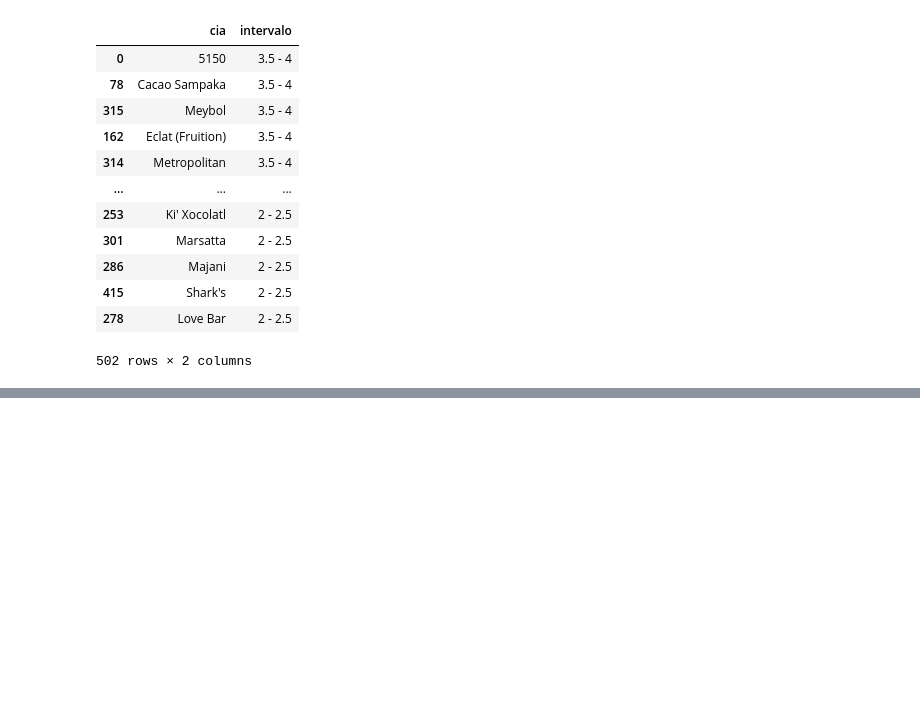
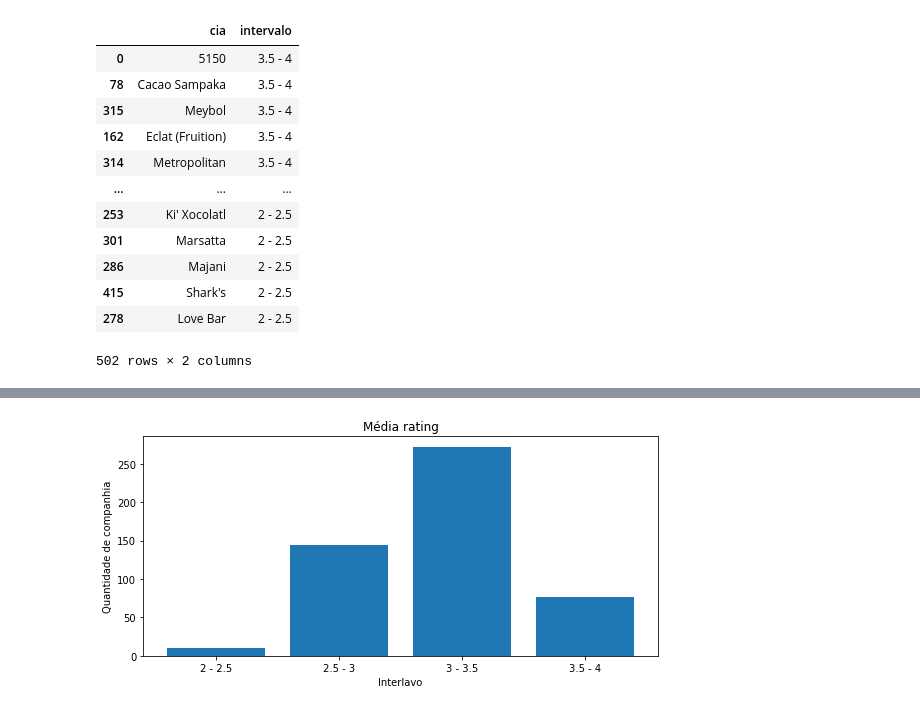
Before and after one commit to Pedro2712/Projeto_2-ciedados, a Jupyter notebook: Projeto 2 - Ciedados.ipynb, the cells around one changed output, grey strips where cells are left out. Drawn from its saved outputs; the diff is of its cells as text; code cells hidden in the pictures; blank space fills up the shorter version.

```diff
--- a/Projeto 2 - Ciedados.ipynb
+++ b/Projeto 2 - Ciedados.ipynb
@@ -176,24 +166,3 @@ novo
 | 415 | Shark's | 2 - 2.5 |
 | 278 | Love Bar | 2 - 2.5 |
 502 rows × 2 columns
-# %%
-# Plotando um gráfico de pizza que apresenta a porcentagem de ocorrências de cada intervalo
-
-a= (novo.sort_values("intervalo").intervalo.value_counts(normalize= True)*100).round(2)
-
-labels = ['2 - 2.5', '2.5 - 3', '3 - 3.5', '3.5 - 4']
-titulos = [a[1], a[2], a[3], a[4]]
-cores = ['#7FFFD4', '#4169E1', '#DAA520', '#BA55D3']
-total = sum(titulos)
-
-plt.figure(figsize=(20, 8))
-
-plt.pie(titulos, labels=labels, colors=cores, autopct=lambda p: '{:.0f}'.format(p * total / 100), shadow=True, startangle=90)
-
-
-# O [1] muda o tamanho da fonte externa. O [2] muda o tamanho da fonte interna
-plt.rcParams['xtick.labelsize'] = 15  #[1]
-plt.rcParams.update({'font.size': 15}) #[2]
-
-plt.axis('equal')
-plt.show()
@@ -201,0 +186,15 @@ plt.show()
+# %%
+l1= ["2 - 2.5", "2.5 - 3", "3 - 3.5", "3.5 - 4"]
+l2= [10, 144, 272, 76]
+
+plt.figure(figsize=(8,4))
+
+plt.bar(l1, l2)
+plt.xlabel("Interlavo")
+plt.ylabel("Quantidade de companhia")
+plt.title("Média rating")
+
+plt.tight_layout()
+plt.show()
+# %% [output]
+[figure, added]
```
Also changed, not shown: parts of 5 cells of this notebook.
